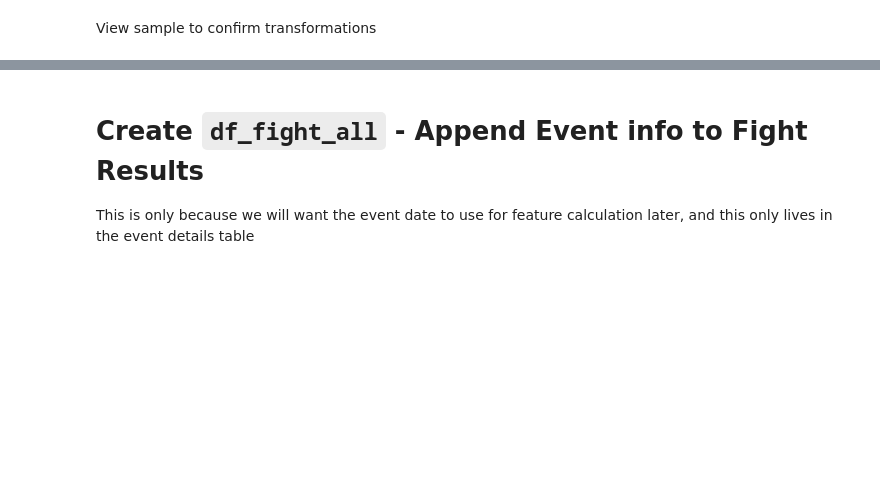
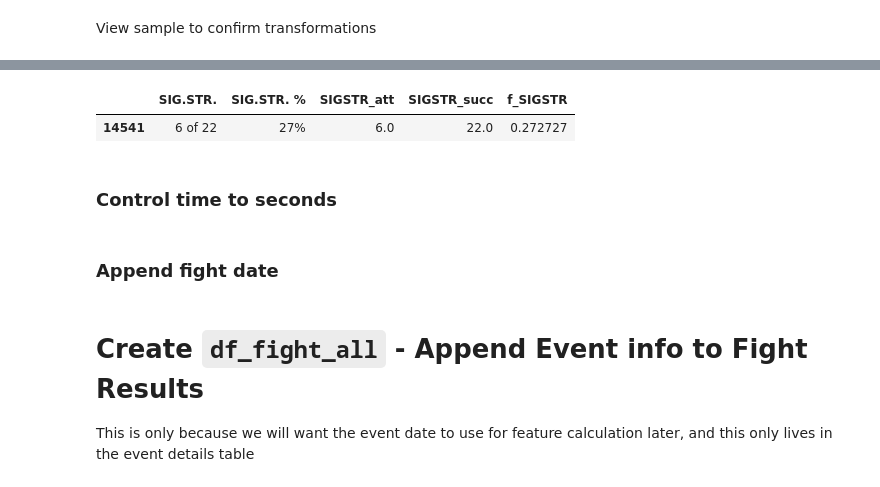
Before and after one commit to jawneller/ufc_analysis, a Jupyter notebook: clean_feature_engineer.ipynb, the cells around one changed output, grey strips where cells are left out. Cells and saved outputs as stored; diff of their text form; code cells hidden in the pictures; blank space fills up the shorter version.

```diff
--- a/clean_feature_engineer.ipynb
+++ b/clean_feature_engineer.ipynb
@@ -156,0 +224,6 @@ df_fighter.sample(3)
+# %%
+# Confirm for one type of stat text field
+df_fight_stats[df_fight_stats.columns[df_fight_stats.columns.str.contains(r'SIG', regex=True)]].sample()
+# %% [output]
+|  | SIG.STR. | SIG.STR. % | SIGSTR_att | SIGSTR_succ | f_SIGSTR |
+| 14541 | 6 of 22 | 27% | 6.0 | 22.0 | 0.272727 |
@@ -156,0 +233,2 @@ df_fighter.sample(3)
+# %% [markdown]
+### Control time to seconds
@@ -156,0 +259,2 @@ df_fighter.sample(3)
+# %% [markdown]
+### Append fight date
```
Also changed, not shown: parts of 14 cells of this notebook.
